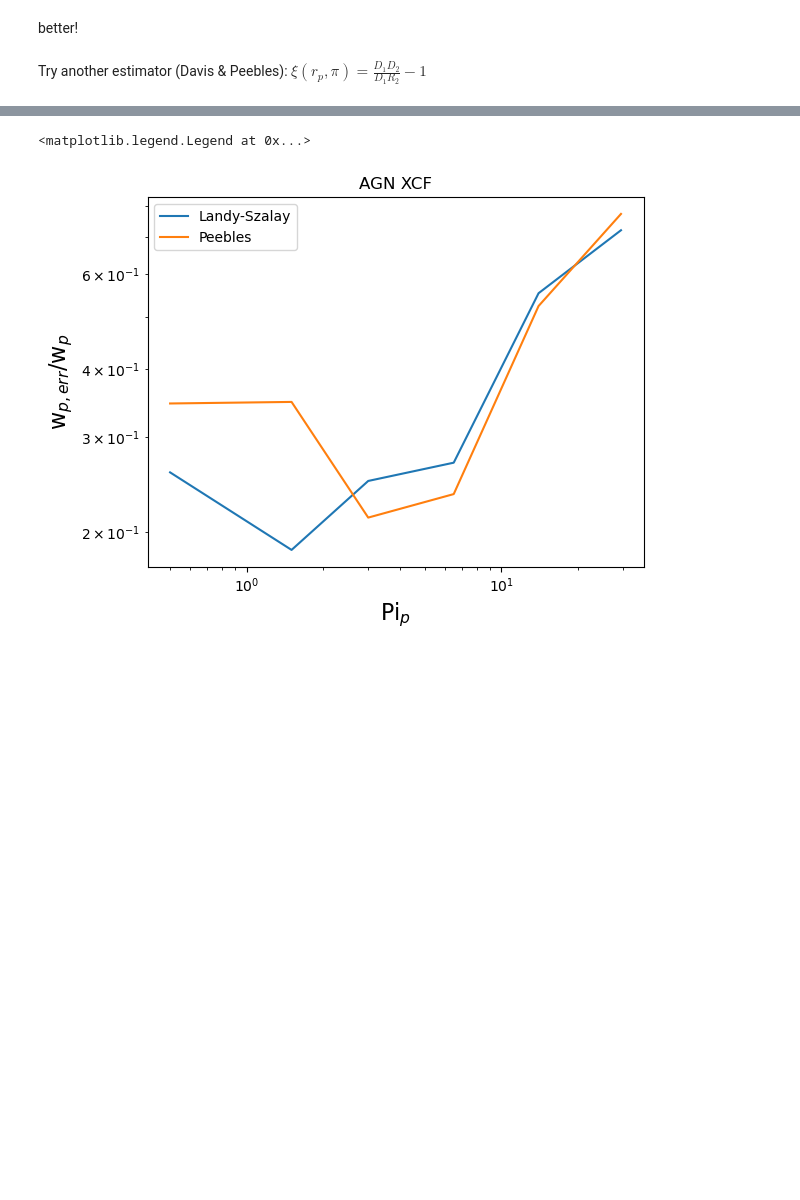
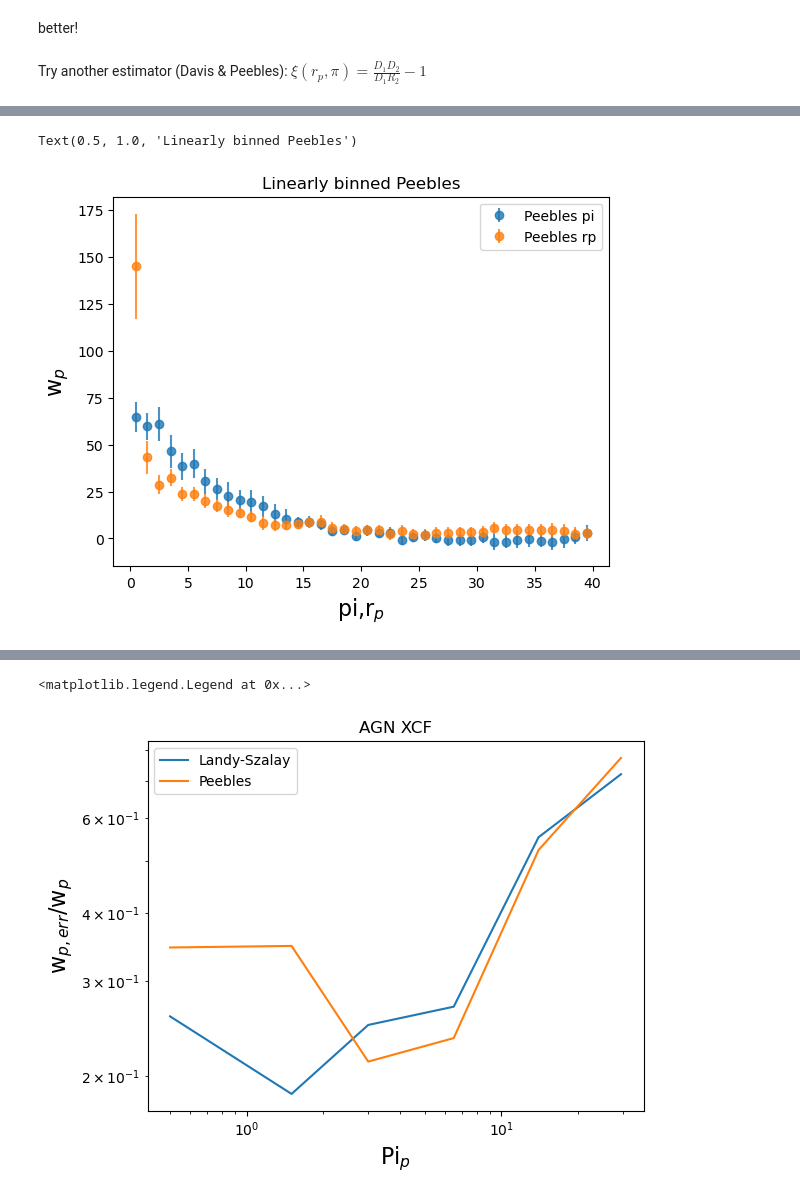
Before and after one commit to mcp74/AGNclustering, a Jupyter notebook: clustering_test.ipynb, the cells around one changed output, grey strips where cells are left out. Drawn from its saved outputs; the diff is of its cells as text; code cells hidden in the pictures; blank space fills up the shorter version.

```diff
--- a/clustering_test.ipynb
+++ b/clustering_test.ipynb
@@ -614,0 +886,4 @@ In gridlink_mocks_double> Running with [nmesh_x, nmesh_y, nmesh_z]  = 20,20,10.
+# %%
+# Peebles estimator 40 pi bins Wp(pi)
+%autoreload 2
+pi_lin,wppi_lin_p,wppi_lin_p_err,cov = wz.cross_wppi(d1=agn, d2=gal, r1=arand, r2=grand, bins=linbins, pibins=linpibins, pimax=pimax, m=5, estimator='P')
@@ -614,0 +935,3 @@ In gridlink_mocks_double> Running with [nmesh_x, nmesh_y, nmesh_z]  = 20,20,10.
+# %%
+# Peebles estimator 40 rp bins Wp(rp)
+rp_lin,wp_lin_p,wp_lin_p_err,Mag = w.cross_wp(d1=agn, d2=gal, r1=arand, r2=grand, bins=linbins, pimax=pimax, m=5, estimator='P')
@@ -614,0 +983,10 @@ In gridlink_mocks_double> Running with [nmesh_x, nmesh_y, nmesh_z]  = 20,20,10.
+# %%
+plt.errorbar(pi_lin,wppi_lin_p,yerr=wppi_lin_p_err,fmt='o',label='Peebles pi',alpha=0.8)
+plt.errorbar(rp_lin,wp_lin_p,yerr=wp_lin_p_err,fmt='o',label='Peebles rp',alpha=0.8)
+plt.legend()
+plt.xlabel('pi,r$_{p}$',fontsize=16, )
+plt.ylabel('w$_{p}$',fontsize=16)
+plt.title('Linearly binned Peebles')
+# %% [output]
+Text(0.5, 1.0, 'Linearly binned Peebles')
+[figure, added]
```
Also changed, not shown: parts of 39 cells of this notebook, 2 other files.
